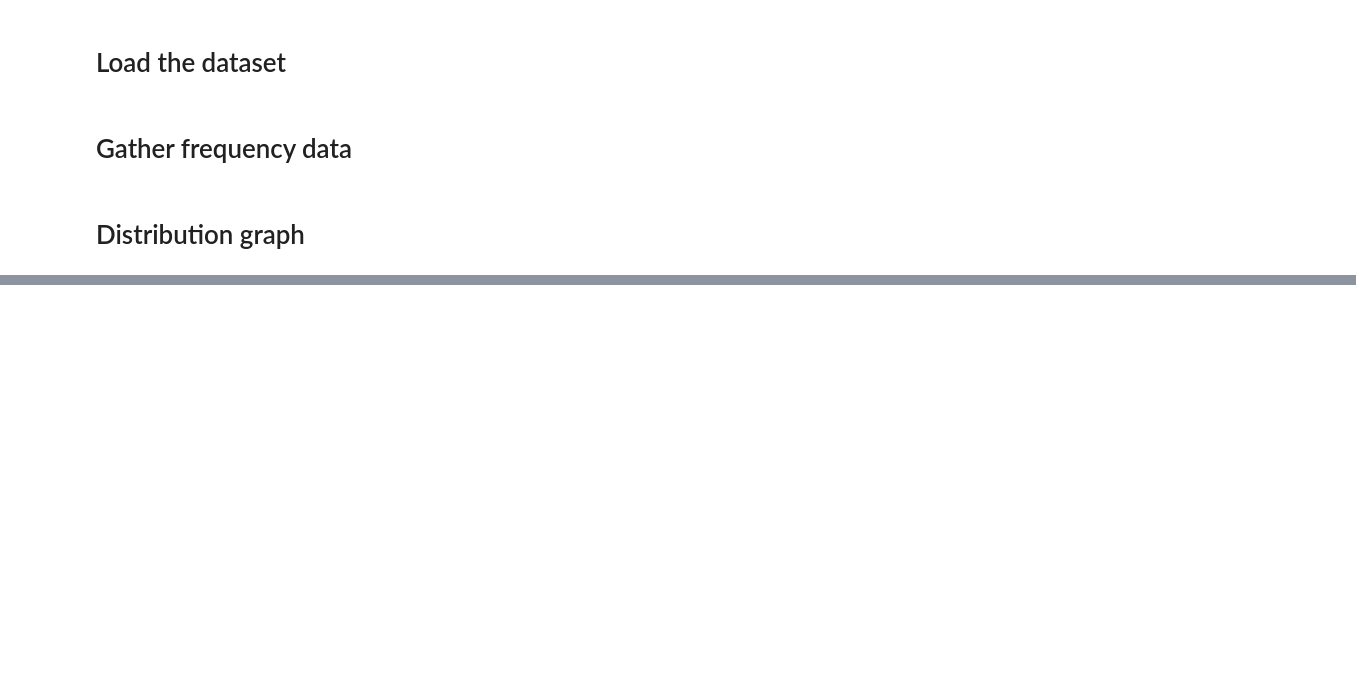
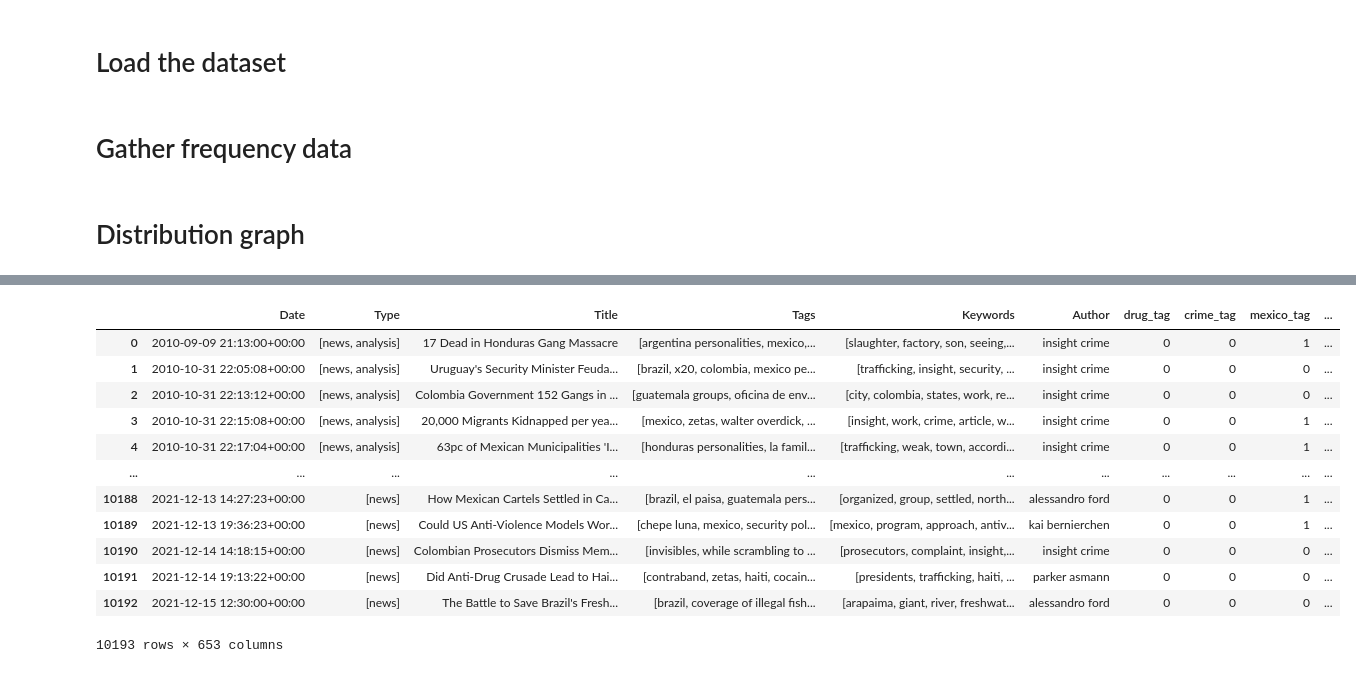
Before and after one commit to SKC-Team1/DSAI, a Jupyter notebook: 3-Visualizations.ipynb, the cells around one changed output, grey strips where cells are left out. Drawn from its saved outputs; the diff is of its cells as text; code cells hidden in the pictures; blank space fills up the shorter version.

```diff
--- a/3-Visualizations.ipynb
+++ b/3-Visualizations.ipynb
@@ -75,3 +87,18 @@ plt.show()
 # %%
 df.sort_values(by=["Date"], inplace=True, ascending=True)
 df = df.reset_index(drop=True)
+df
+# %% [output]
+|  | Date | Type | Title | Tags | Keywords | Author | drug_tag | crime_tag | mexico_tag | ... |
+| 0 | 2010-09-09 21:13:00+00:00 | [news, analysis] | 17 Dead in Honduras Gang Massacre | [argentina personalities, mexico,... | [slaughter, factory, son, seeing,... | insight crime | 0 | 0 | 1 | ... |
+| 1 | 2010-10-31 22:05:08+00:00 | [news, analysis] | Uruguay's Security Minister Feuda... | [brazil, x20, colombia, mexico pe... | [trafficking, insight, security, ... | insight crime | 0 | 0 | 0 | ... |
+| 2 | 2010-10-31 22:13:12+00:00 | [news, analysis] | Colombia Government 152 Gangs in ... | [guatemala groups, oficina de env... | [city, colombia, states, work, re... | insight crime | 0 | 0 | 0 | ... |
+| 3 | 2010-10-31 22:15:08+00:00 | [news, analysis] | 20,000 Migrants Kidnapped per yea... | [mexico, zetas, walter overdick, ... | [insight, work, crime, article, w... | insight crime | 0 | 0 | 1 | ... |
+| 4 | 2010-10-31 22:17:04+00:00 | [news, analysis] | 63pc of Mexican Municipalities 'I... | [honduras personalities, la famil... | [trafficking, weak, town, accordi... | insight crime | 0 | 0 | 1 | ... |
+| ... | ... | ... | ... | ... | ... | ... | ... | ... | ... | ... |
+| 10188 | 2021-12-13 14:27:23+00:00 | [news] | How Mexican Cartels Settled in Ca... | [brazil, el paisa, guatemala pers... | [organized, group, settled, north... | alessandro ford | 0 | 0 | 1 | ... |
+| 10189 | 2021-12-13 19:36:23+00:00 | [news] | Could US Anti-Violence Models Wor... | [chepe luna, mexico, security pol... | [mexico, program, approach, antiv... | kai bernierchen | 0 | 0 | 1 | ... |
+| 10190 | 2021-12-14 14:18:15+00:00 | [news] | Colombian Prosecutors Dismiss Mem... | [invisibles, while scrambling to ... | [prosecutors, complaint, insight,... | insight crime | 0 | 0 | 0 | ... |
+| 10191 | 2021-12-14 19:13:22+00:00 | [news] | Did Anti-Drug Crusade Lead to Hai... | [contraband, zetas, haiti, cocain... | [presidents, trafficking, haiti, ... | parker asmann | 0 | 0 | 0 | ... |
+| 10192 | 2021-12-15 12:30:00+00:00 | [news] | The Battle to Save Brazil's Fresh... | [brazil, coverage of illegal fish... | [arapaima, giant, river, freshwat... | alessandro ford | 0 | 0 | 0 | ... |
+10193 rows × 653 columns
```
Also changed, not shown: parts of 3 cells of this notebook, 1 other file.
